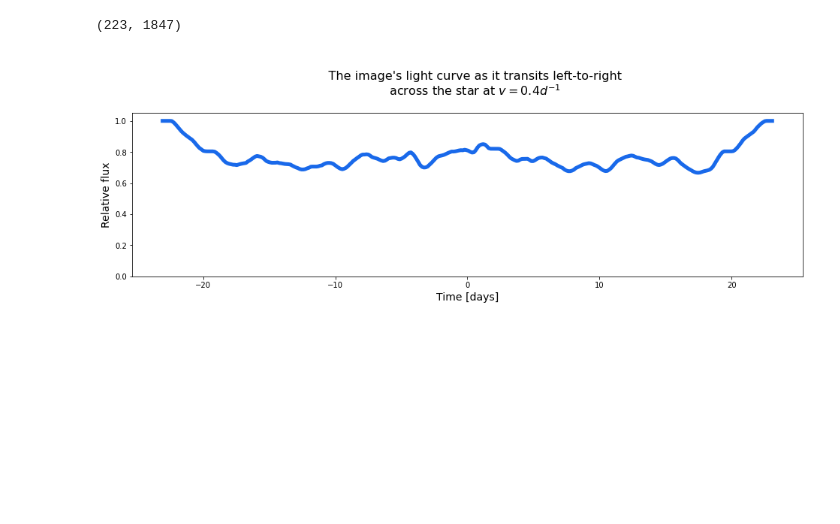
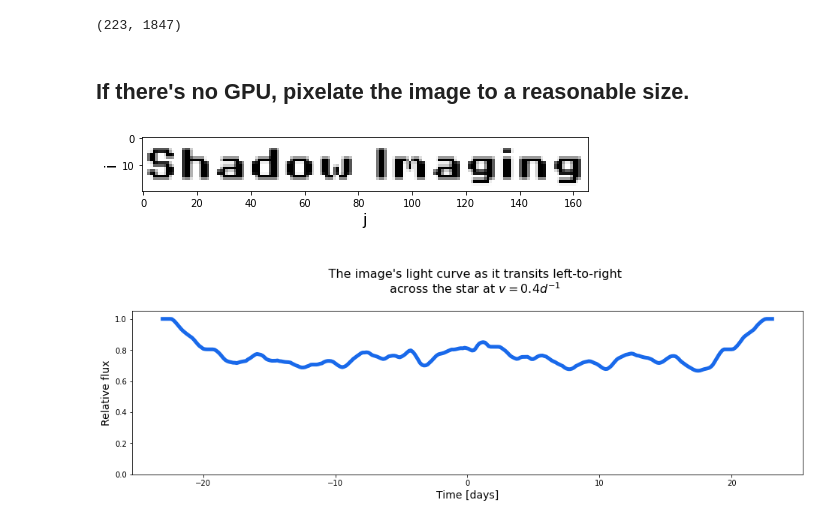
Before and after one commit to d-giles/EightBitTransitGPU, a Jupyter notebook: examples/examples-gpu.ipynb, the cells around one changed output. Saved outputs shown, nothing was run; the diff lists cells and outputs as text; code cells hidden in the pictures; blank space fills up the shorter version.

```diff
--- a/examples/examples-gpu.ipynb
+++ b/examples/examples-gpu.ipynb
@@ -41,5 +41,20 @@ print(np.shape(SItitle.opacitymat))
 # %% [output]
 [figure]
 (223, 1847)
+# %% [markdown]
+## If there's no GPU, pixelate the image to a reasonable size.
+# %%
+# We can speed up the light curve calculation by specifying a lower image resolution, e.g. 20 pixels in height.
+# The image aspect ratio will not change.
+lowres_SItitle = TransitingImage(imfile="./ShadowImagingTitle.png",
+                                 lowres=20,
+                                 lowrestype="mean", # Calculate the lower-resolution version of the image by averaging "neighborhoods" of pixels in the high-res image.
+                                 lowresround=False, # Let the resulting low-res pixel values take on intermediate values between 0 and 1, i.e. don't round them to 0 or 1.
+                                 v=0.4,
+                                 t_ref=0.,
+                                 t_arr=times)
+lowres_SItitle.plot_grid()
+# %% [output]
+[figure, added]
 # %%
 # Calculate the light curve for this object. This function returns two arrays:
```
Also changed, not shown: parts of 1 cell of this notebook.
